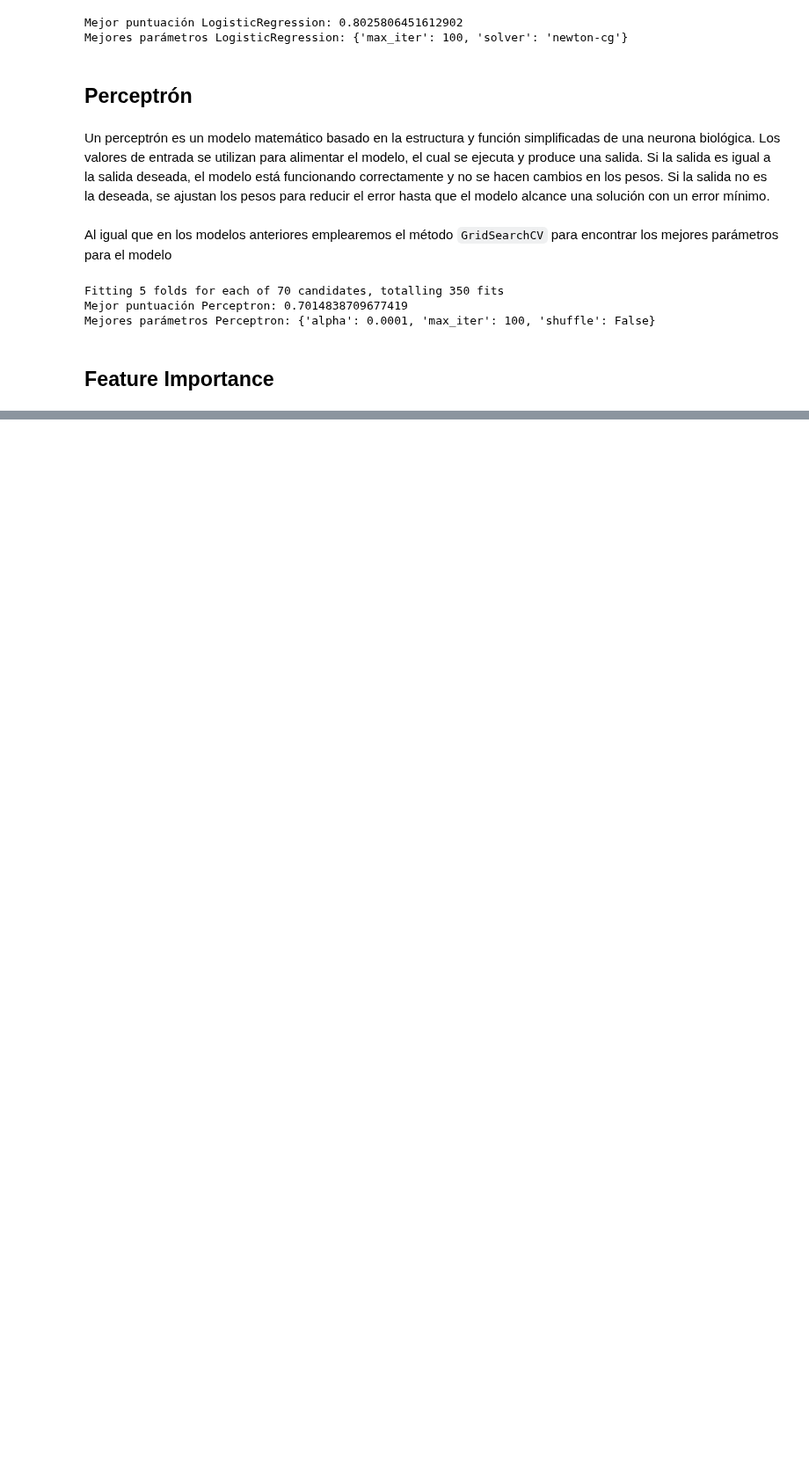
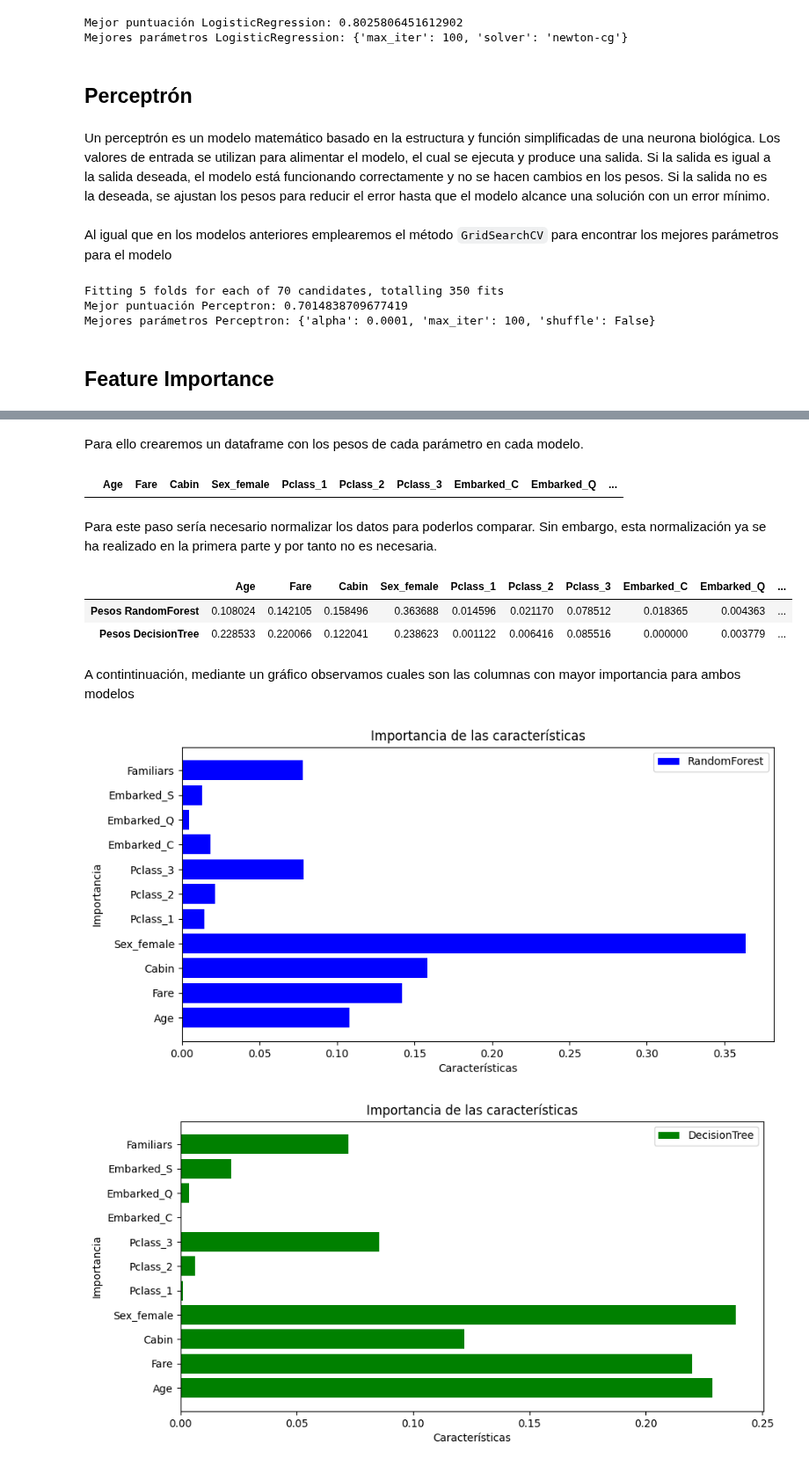
Before and after one commit to pimentel124/ia_2022, a Jupyter notebook: practica2/main.ipynb, the cells around one changed output, grey strips where cells are left out. Shown at 88% size. Cells and saved outputs as stored; diff of their text form; code cells hidden in the pictures; blank space fills up the shorter version.

```diff
--- a/practica2/main.ipynb
+++ b/practica2/main.ipynb
@@ -332,0 +332,46 @@ Mejores parámetros Perceptron: {'alpha': 0.0001, 'max_iter': 100, 'shuffle': Fa
+# %% [markdown]
+Para ello crearemos un dataframe con los pesos de cada parámetro en cada modelo.
+# %%
+df_FI = pd.DataFrame(columns=df_train.columns.drop('Survived'))
+df_FI
+# %% [output]
+|  | Age | Fare | Cabin | Sex_female | Pclass_1 | Pclass_2 | Pclass_3 | Embarked_C | Embarked_Q | ... |
+# %% [markdown]
+Para este paso sería necesario normalizar los datos para poderlos comparar. Sin embargo, esta normalización ya se ha realizado en la primera parte y por tanto no es necesaria.
+# %%
+keys = df_FI.columns
+pesosRandomForest = gridSearchRF.best_estimator_.feature_importances_
+pesosDecisionTree = gridSearchDT.best_estimator_.feature_importances_
+
+df_RF = pd.DataFrame(dict(zip(keys, pesosRandomForest)), index=['Pesos RandomForest'])
+df_DT = pd.DataFrame(dict(zip(keys, pesosDecisionTree)), index=['Pesos DecisionTree'])
+
+df_FI = pd.concat([df_RF, df_DT], axis=0)
+df_FI
+# %% [output]
+|  | Age | Fare | Cabin | Sex_female | Pclass_1 | Pclass_2 | Pclass_3 | Embarked_C | Embarked_Q | ... |
+| Pesos RandomForest | 0.108024 | 0.142105 | 0.158496 | 0.363688 | 0.014596 | 0.021170 | 0.078512 | 0.018365 | 0.004363 | ... |
+| Pesos DecisionTree | 0.228533 | 0.220066 | 0.122041 | 0.238623 | 0.001122 | 0.006416 | 0.085516 | 0.000000 | 0.003779 | ... |
+# %% [markdown]
+A contintinuación, mediante un gráfico observamos cuales son las columnas con mayor importancia para ambos modelos
+# %%
+
+plt.figure(figsize=(10, 5))
+plt.title('Importancia de las características')
+plt.xlabel('Características')
+plt.ylabel('Importancia')
+plt.barh(df_FI.columns, df_FI.loc['Pesos RandomForest'], label='RandomForest', color='blue')
+plt.legend()
+plt.show()
+
+plt.figure(figsize=(10, 5))
+plt.title('Importancia de las características')
+plt.xlabel('Características')
+plt.ylabel('Importancia')
+plt.Color='red'
+plt.barh(df_FI.columns, df_FI.loc['Pesos DecisionTree'], label='DecisionTree', color='green')
+plt.legend()
+plt.show()
+# %% [output]
+[figure, added]
+[figure, added]
```
Also changed, not shown: parts of 17 cells of this notebook.
